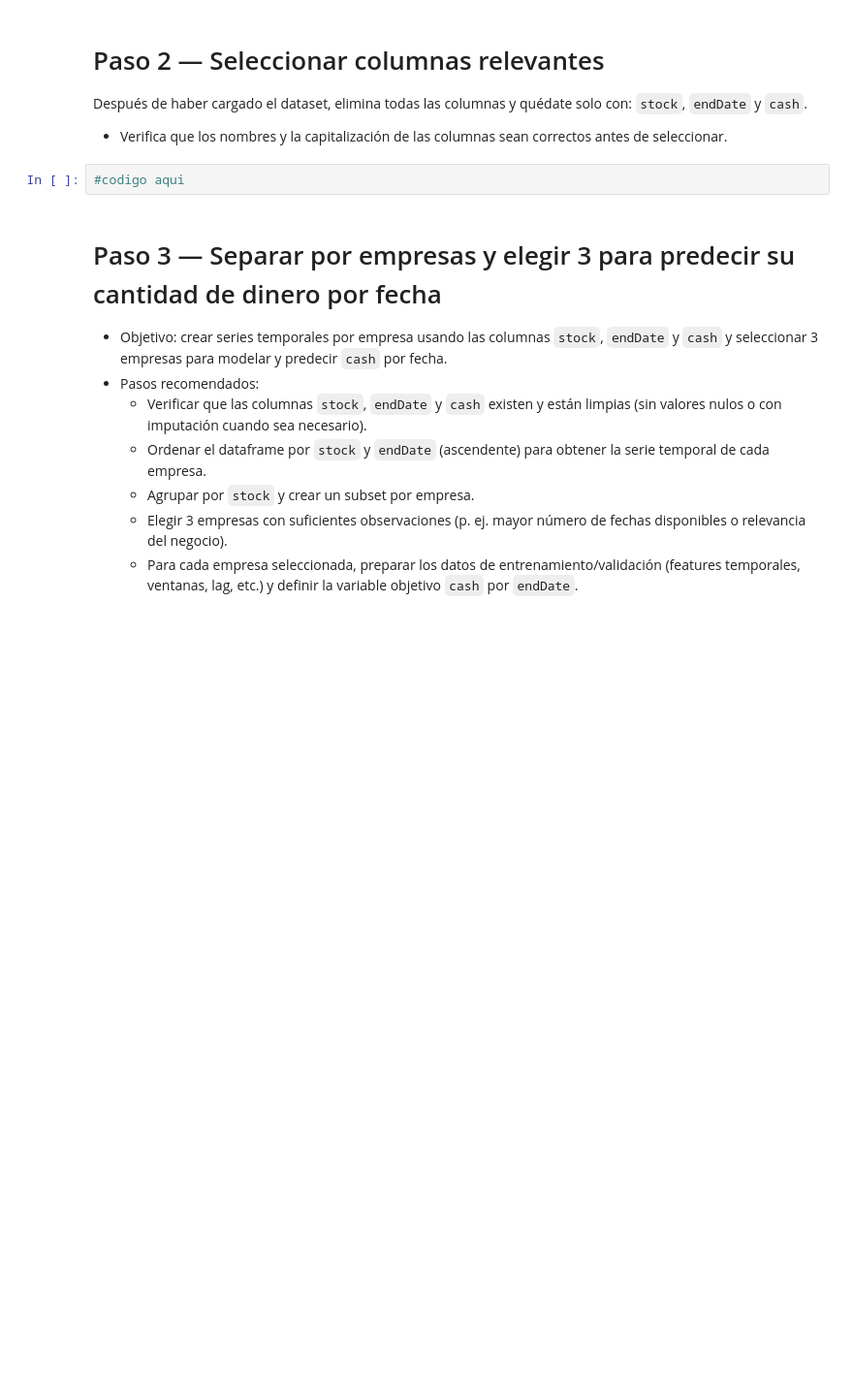
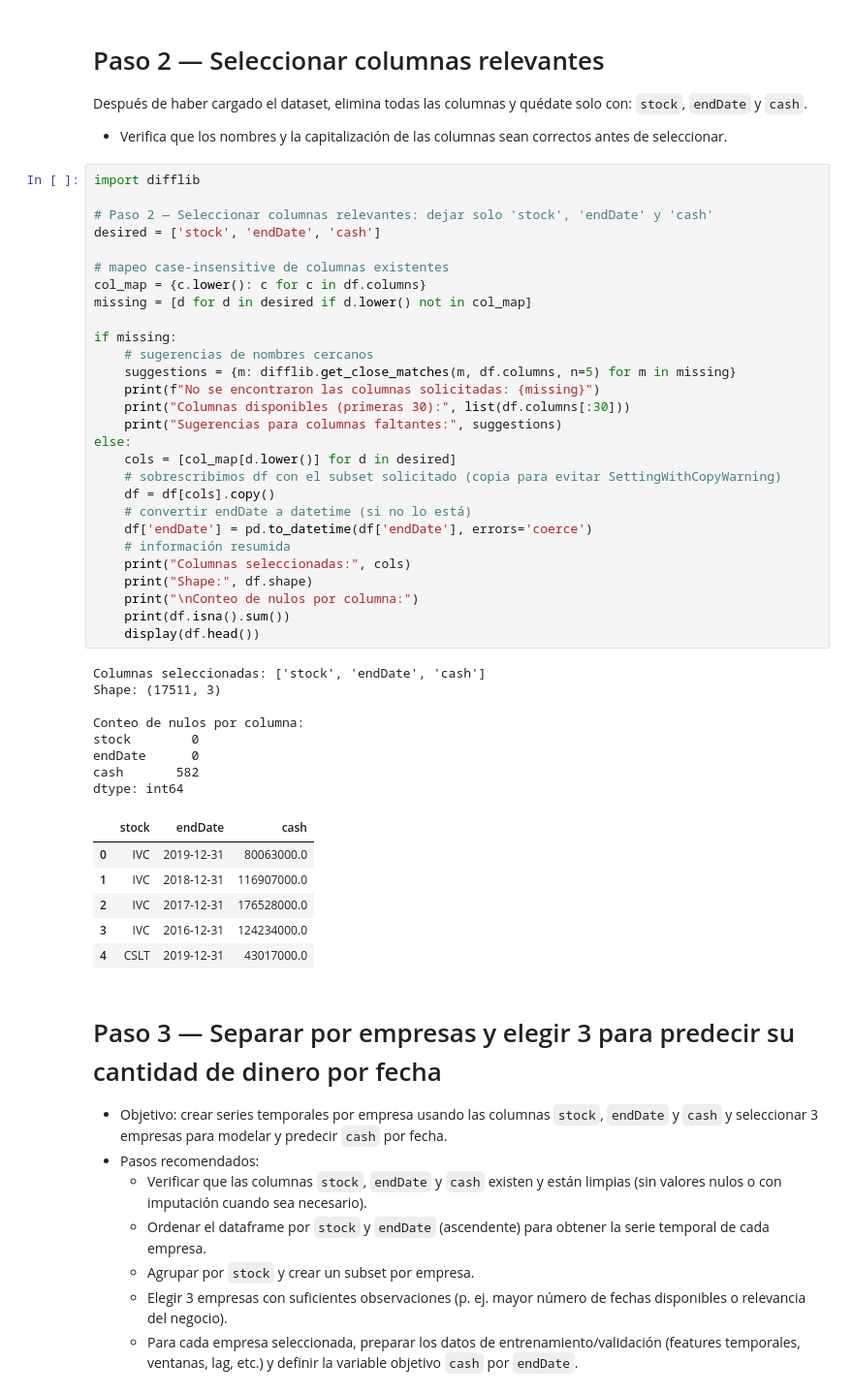
Before and after one commit to alberthvc/IA_Mario_Morales, a Jupyter notebook: asignacion_2/asignacion_2_regresion.ipynb, the cells around one changed output. Shown: that part at 97% size. Drawn from its saved outputs; the diff is of its cells as text; blank space fills up the shorter version.

```diff
--- a/asignacion_2/asignacion_2_regresion.ipynb
+++ b/asignacion_2/asignacion_2_regresion.ipynb
@@ -51,8 +241,49 @@ Algunas de las características clave de la base de datos:
 Después de haber cargado el dataset, elimina todas las columnas y quédate solo con: `stock`, `endDate` y `cash`.
 
 - Verifica que los nombres y la capitalización de las columnas sean correctos antes de seleccionar.
-# %%
-#codigo aqui
+# %%
+import difflib
+
+# Paso 2 — Seleccionar columnas relevantes: dejar solo 'stock', 'endDate' y 'cash'
+desired = ['stock', 'endDate', 'cash']
+
+# mapeo case-insensitive de columnas existentes
+col_map = {c.lower(): c for c in df.columns}
+missing = [d for d in desired if d.lower() not in col_map]
+
+if missing:
+    # sugerencias de nombres cercanos
+    suggestions = {m: difflib.get_close_matches(m, df.columns, n=5) for m in missing}
+    print(f"No se encontraron las columnas solicitadas: {missing}")
+    print("Columnas disponibles (primeras 30):", list(df.columns[:30]))
+    print("Sugerencias para columnas faltantes:", suggestions)
+else:
+    cols = [col_map[d.lower()] for d in desired]
+    # sobrescribimos df con el subset solicitado (copia para evitar SettingWithCopyWarning)
+    df = df[cols].copy()
+    # convertir endDate a datetime (si no lo está)
+    df['endDate'] = pd.to_datetime(df['endDate'], errors='coerce')
+    # información resumida
+    print("Columnas seleccionadas:", cols)
+    print("Shape:", df.shape)
+    print("\nConteo de nulos por columna:")
+    print(df.isna().sum())
+    display(df.head())
+# %% [output]
+Columnas seleccionadas: ['stock', 'endDate', 'cash']
+Shape: (17511, 3)
+
+Conteo de nulos por columna:
+stock        0
+endDate      0
+cash       582
+dtype: int64
+|  | stock | endDate | cash |
+| 0 | IVC | 2019-12-31 | 80063000.0 |
+| 1 | IVC | 2018-12-31 | 116907000.0 |
+| 2 | IVC | 2017-12-31 | 176528000.0 |
+| 3 | IVC | 2016-12-31 | 124234000.0 |
+| 4 | CSLT | 2019-12-31 | 43017000.0 |
 # %% [markdown]
 # Paso 3 — Separar por empresas y elegir 3 para predecir su cantidad de dinero por fecha
 
```
Also changed, not shown: parts of 14 cells of this notebook, 1 other file.
